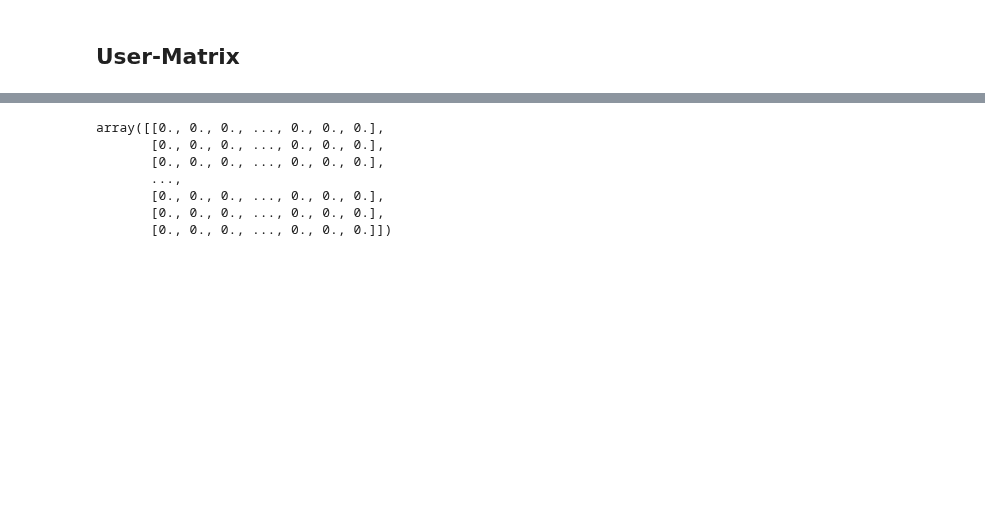
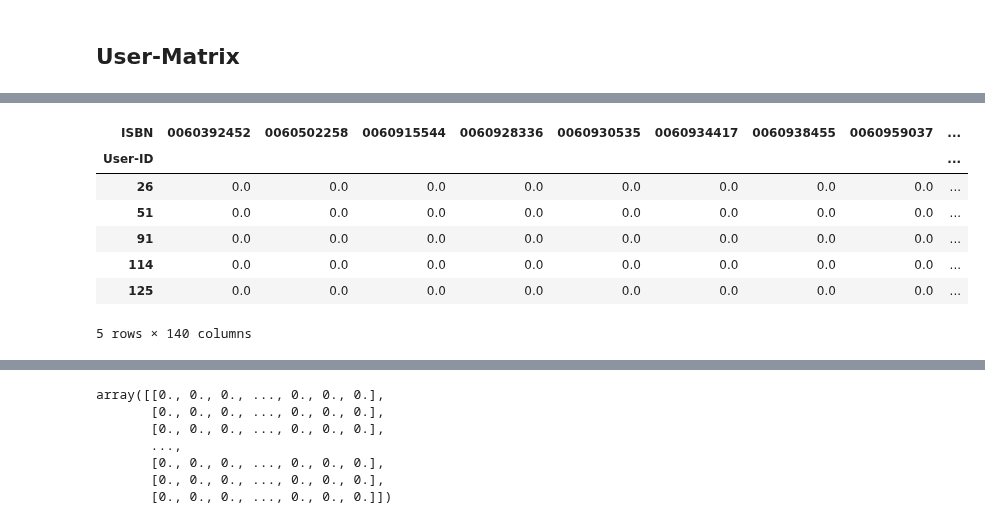
Before and after one commit to marinaepitropaki/BookRecommendationSystem, a Jupyter notebook: lukas.ipynb, the cells around one changed output, grey strips where cells are left out. Drawn from its saved outputs; the diff is of its cells as text; code cells hidden in the pictures; blank space fills up the shorter version.

```diff
--- a/lukas.ipynb
+++ b/lukas.ipynb
@@ -216,0 +372,12 @@ AttributeError: 'DataFrame' object has no attribute 'table'
+# %%
+matrix = df_GT100.pivot_table(index='User-ID', columns='ISBN', values='Book-Rating').fillna(0)
+matrix.head()
+# %% [output]
+| ISBN | 0060392452 | 0060502258 | 0060915544 | 0060928336 | 0060930535 | 0060934417 | 0060938455 | 0060959037 | ... |
+| User-ID |  |  |  |  |  |  |  |  | ... |
+| 26 | 0.0 | 0.0 | 0.0 | 0.0 | 0.0 | 0.0 | 0.0 | 0.0 | ... |
+| 51 | 0.0 | 0.0 | 0.0 | 0.0 | 0.0 | 0.0 | 0.0 | 0.0 | ... |
+| 91 | 0.0 | 0.0 | 0.0 | 0.0 | 0.0 | 0.0 | 0.0 | 0.0 | ... |
+| 114 | 0.0 | 0.0 | 0.0 | 0.0 | 0.0 | 0.0 | 0.0 | 0.0 | ... |
+| 125 | 0.0 | 0.0 | 0.0 | 0.0 | 0.0 | 0.0 | 0.0 | 0.0 | ... |
+5 rows × 140 columns
```
Also changed, not shown: parts of 52 cells of this notebook.
